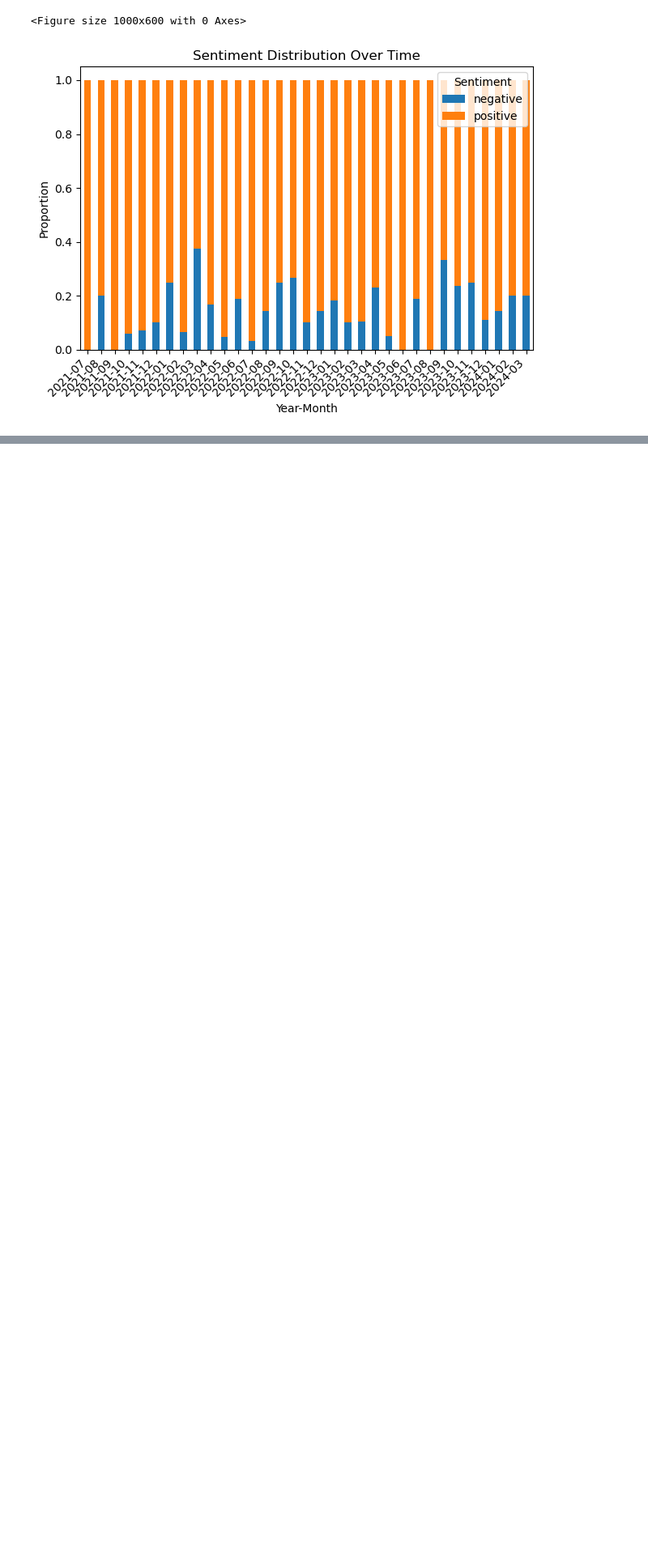
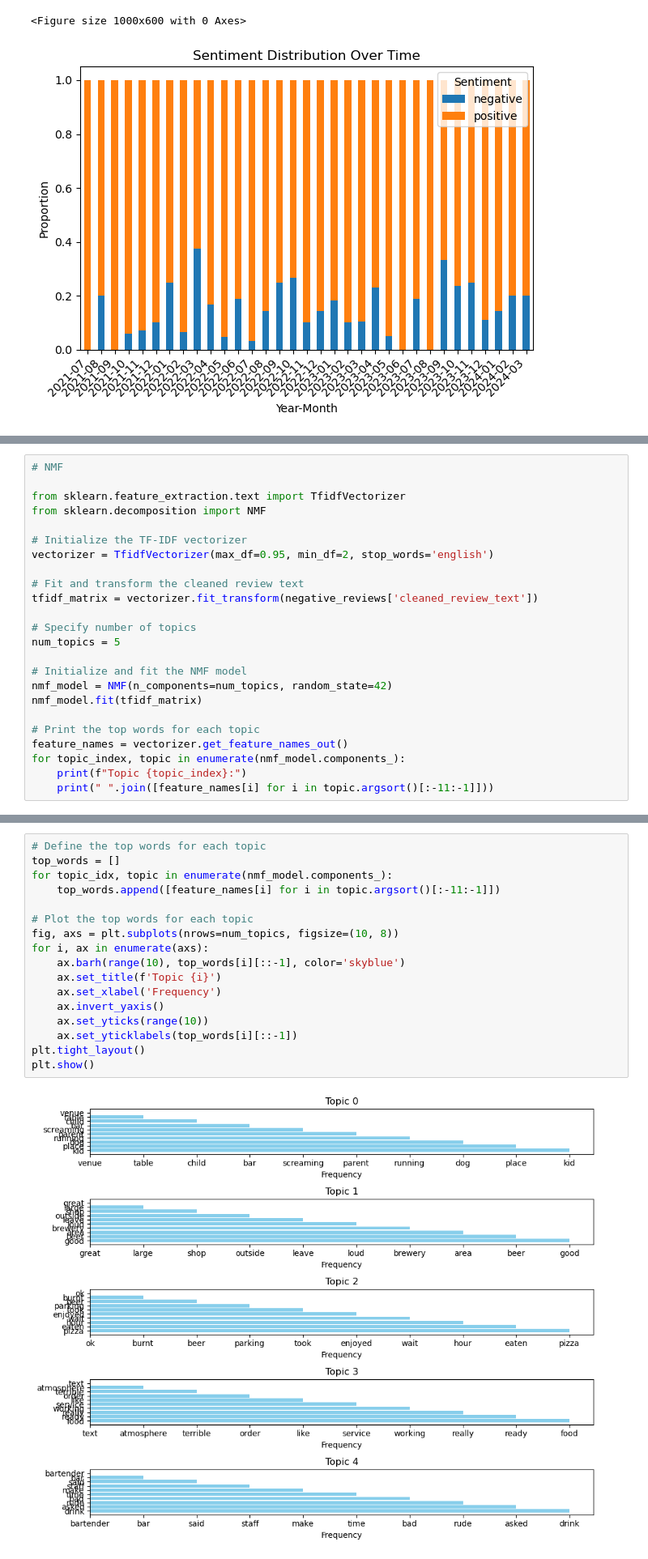
Before and after one commit to cyborgrob/MT_Reviews_SA, a Jupyter notebook: consolidate_reviews.ipynb, the cells around one changed output, grey strips where cells are left out. Shown: that part at 81% size. Cells and saved outputs as stored; diff of their text form; blank space fills up the shorter version.

```diff
--- a/consolidate_reviews.ipynb
+++ b/consolidate_reviews.ipynb
@@ -282,0 +468,24 @@ plt.show()
+# %%
+# NMF
+
+from sklearn.feature_extraction.text import TfidfVectorizer
+from sklearn.decomposition import NMF
+
+# Initialize the TF-IDF vectorizer
+vectorizer = TfidfVectorizer(max_df=0.95, min_df=2, stop_words='english')
+
+# Fit and transform the cleaned review text
+tfidf_matrix = vectorizer.fit_transform(negative_reviews['cleaned_review_text'])
+
+# Specify number of topics
+num_topics = 5
+
+# Initialize and fit the NMF model
+nmf_model = NMF(n_components=num_topics, random_state=42)
+nmf_model.fit(tfidf_matrix)
+
+# Print the top words for each topic
+feature_names = vectorizer.get_feature_names_out()
+for topic_index, topic in enumerate(nmf_model.components_):
+    print(f"Topic {topic_index}:")
+    print(" ".join([feature_names[i] for i in topic.argsort()[:-11:-1]]))
@@ -282,0 +505,19 @@ plt.show()
+# %%
+# Define the top words for each topic
+top_words = []
+for topic_idx, topic in enumerate(nmf_model.components_):
+    top_words.append([feature_names[i] for i in topic.argsort()[:-11:-1]])
+
+# Plot the top words for each topic
+fig, axs = plt.subplots(nrows=num_topics, figsize=(10, 8))
+for i, ax in enumerate(axs):
+    ax.barh(range(10), top_words[i][::-1], color='skyblue')
+    ax.set_title(f'Topic {i}')
+    ax.set_xlabel('Frequency')
+    ax.invert_yaxis()
+    ax.set_yticks(range(10))
+    ax.set_yticklabels(top_words[i][::-1])
+plt.tight_layout()
+plt.show()
+# %% [output]
+[figure, added]
```
Also changed, not shown: parts of 14 cells of this notebook.
